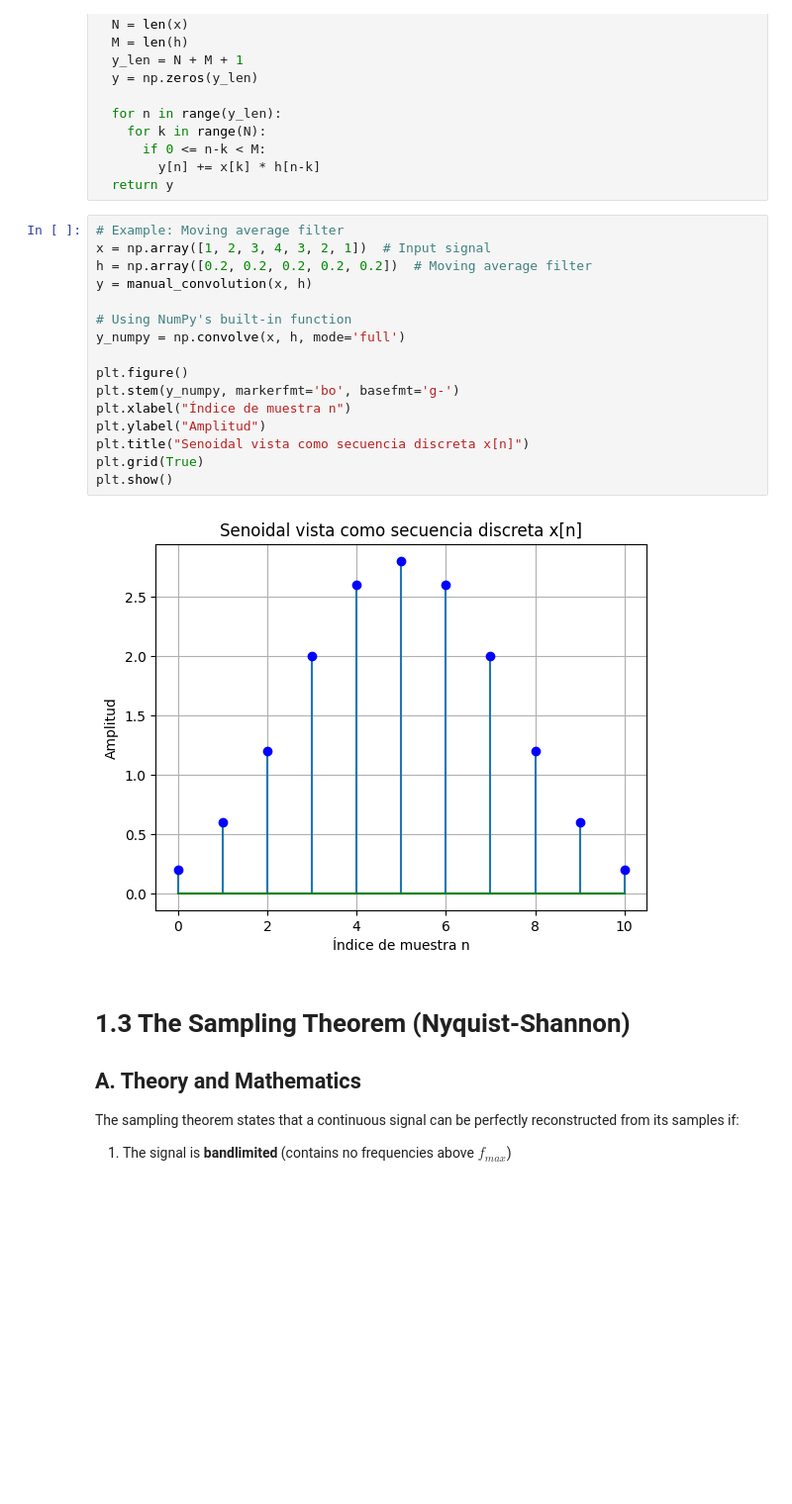
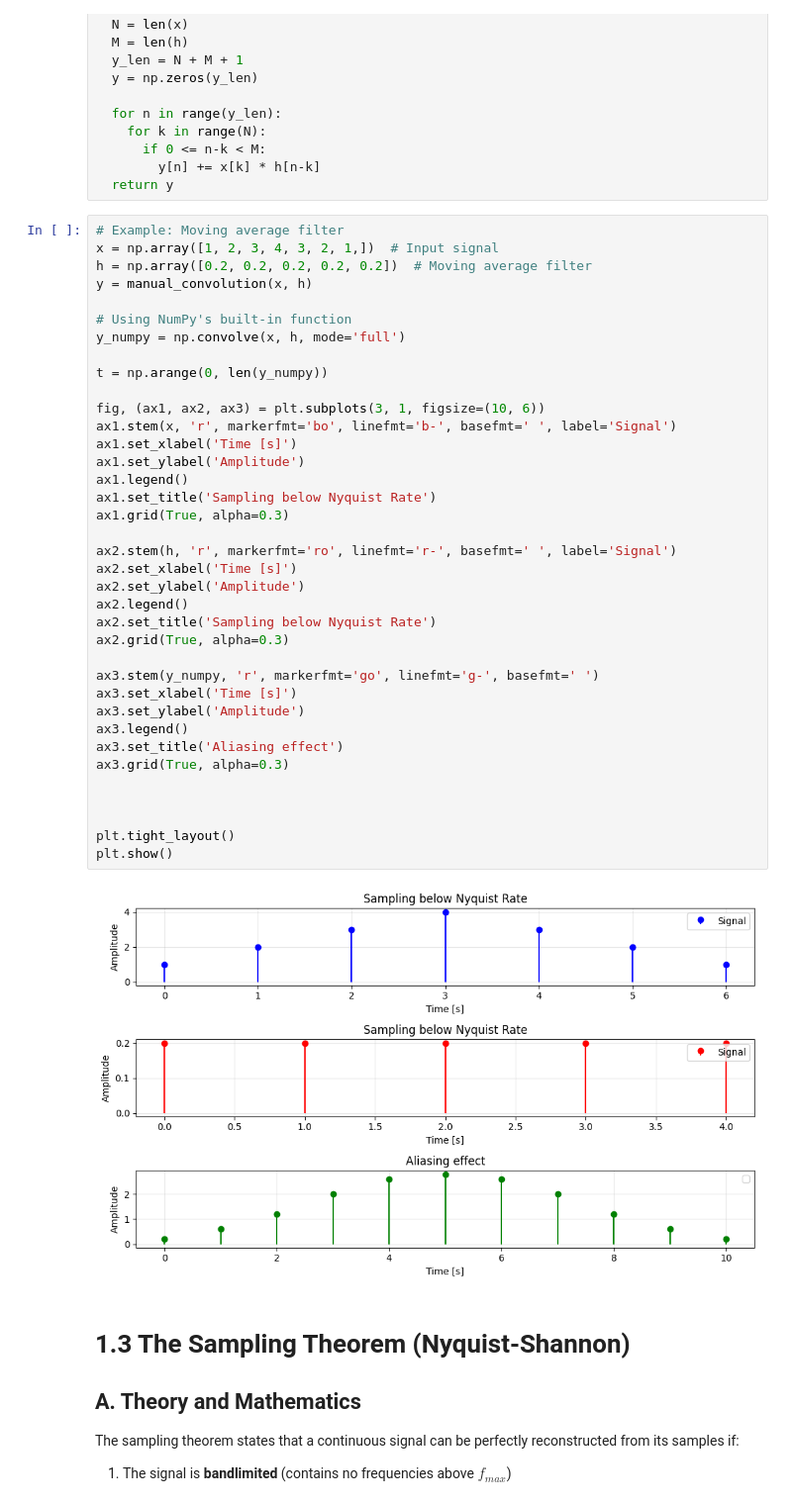
Before and after one commit to dsvallespir/dsp-python, a Jupyter notebook: session1.ipynb, the cells around one changed output. Shown at 99% size. Cells and saved outputs as stored; diff of their text form; blank space fills up the shorter version.

```diff
--- a/session1.ipynb
+++ b/session1.ipynb
@@ -105,22 +105,43 @@ def manual_convolution(x, h):
   return y
 # %%
 # Example: Moving average filter
-x = np.array([1, 2, 3, 4, 3, 2, 1])  # Input signal
+x = np.array([1, 2, 3, 4, 3, 2, 1,])  # Input signal
 h = np.array([0.2, 0.2, 0.2, 0.2, 0.2])  # Moving average filter
 y = manual_convolution(x, h)
 
 # Using NumPy's built-in function
 y_numpy = np.convolve(x, h, mode='full')
 
-plt.figure()
-plt.stem(y_numpy, markerfmt='bo', basefmt='g-')
-plt.xlabel("Índice de muestra n")
-plt.ylabel("Amplitud")
-plt.title("Senoidal vista como secuencia discreta x[n]")
-plt.grid(True)
+t = np.arange(0, len(y_numpy))
+
+fig, (ax1, ax2, ax3) = plt.subplots(3, 1, figsize=(10, 6))
+ax1.stem(x, 'r', markerfmt='bo', linefmt='b-', basefmt=' ', label='Signal')
+ax1.set_xlabel('Time [s]')
+ax1.set_ylabel('Amplitude')
+ax1.legend()
+ax1.set_title('Sampling below Nyquist Rate')
+ax1.grid(True, alpha=0.3)
+
+ax2.stem(h, 'r', markerfmt='ro', linefmt='r-', basefmt=' ', label='Signal')
+ax2.set_xlabel('Time [s]')
+ax2.set_ylabel('Amplitude')
+ax2.legend()
+ax2.set_title('Sampling below Nyquist Rate')
+ax2.grid(True, alpha=0.3)
+
+ax3.stem(y_numpy, 'r', markerfmt='go', linefmt='g-', basefmt=' ')
+ax3.set_xlabel('Time [s]')
+ax3.set_ylabel('Amplitude')
+ax3.legend()
+ax3.set_title('Aliasing effect')
+ax3.grid(True, alpha=0.3)
+
+
+
+plt.tight_layout()
 plt.show()
 # %% [output]
-[figure, old version]
+[figure, new version]
 # %% [markdown]
 # 1.3 The Sampling Theorem (Nyquist-Shannon)
 
```
Also changed, not shown: parts of 6 cells of this notebook.
